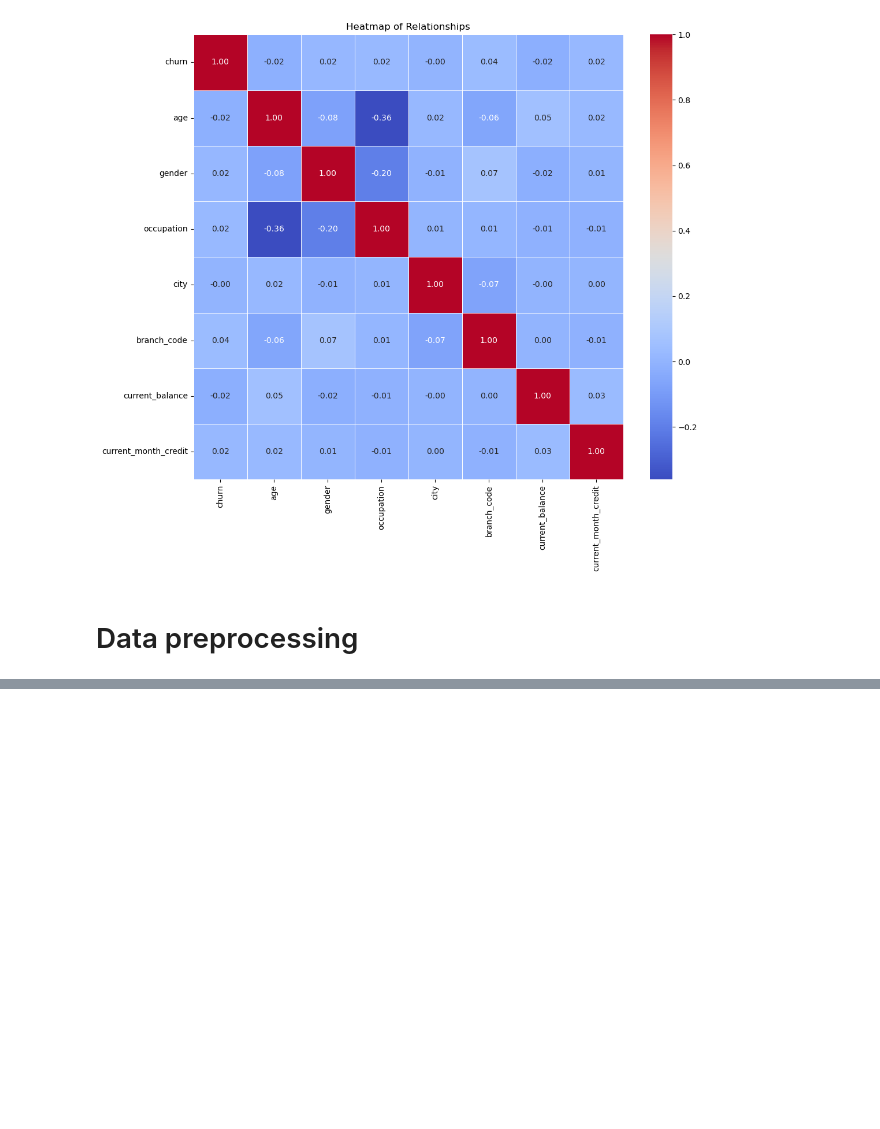
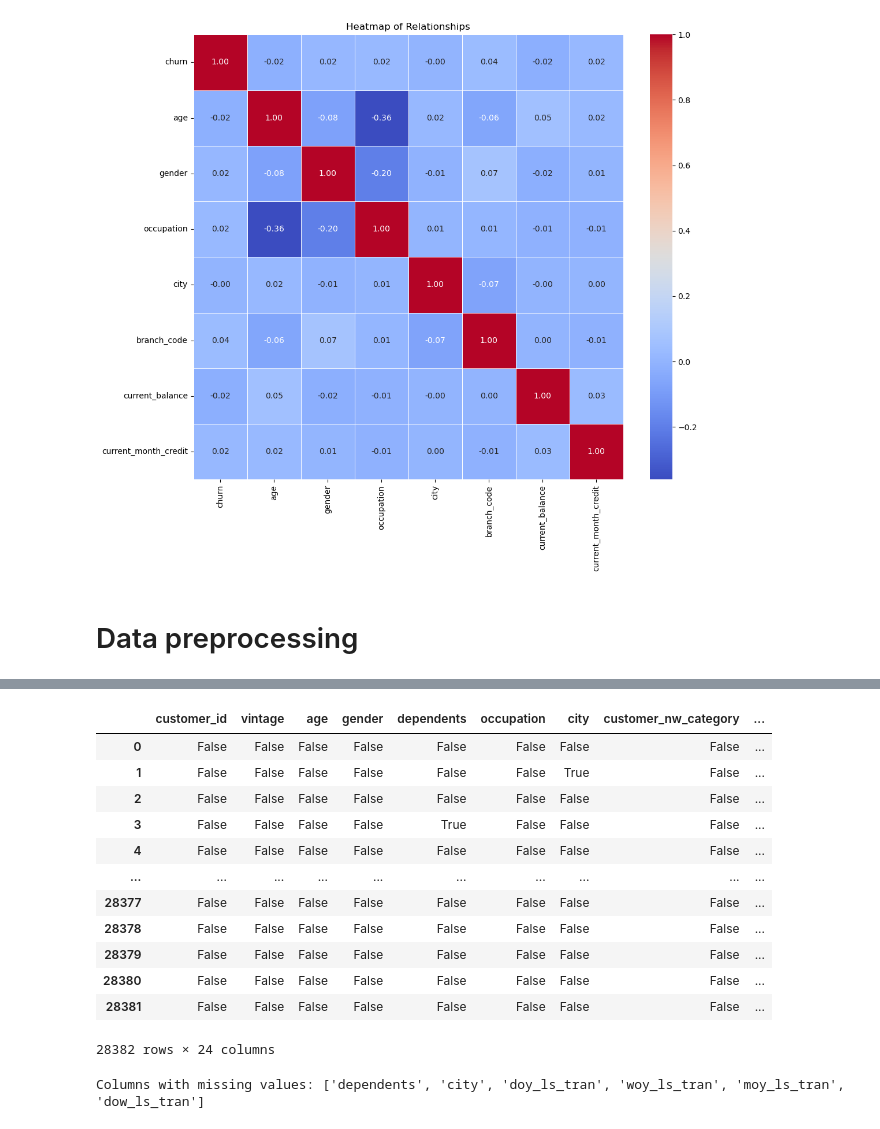
Before and after one commit to viethuy25/data_analysis_practice, a Jupyter notebook: BankChurn/BankChurnAnalysis.ipynb, the cells around one changed output, grey strips where cells are left out. Cells and saved outputs as stored; diff of their text form; code cells hidden in the pictures; blank space fills up the shorter version.

```diff
--- a/BankChurn/BankChurnAnalysis.ipynb
+++ b/BankChurn/BankChurnAnalysis.ipynb
@@ -473,0 +491,23 @@ data[['gender', 'occupation']]
+# %%
+data.isna()
+# %% [output]
+|  | customer_id | vintage | age | gender | dependents | occupation | city | customer_nw_category | ... |
+| 0 | False | False | False | False | False | False | False | False | ... |
+| 1 | False | False | False | False | False | False | True | False | ... |
+| 2 | False | False | False | False | False | False | False | False | ... |
+| 3 | False | False | False | False | True | False | False | False | ... |
+| 4 | False | False | False | False | False | False | False | False | ... |
+| ... | ... | ... | ... | ... | ... | ... | ... | ... | ... |
+| 28377 | False | False | False | False | False | False | False | False | ... |
+| 28378 | False | False | False | False | False | False | False | False | ... |
+| 28379 | False | False | False | False | False | False | False | False | ... |
+| 28380 | False | False | False | False | False | False | False | False | ... |
+| 28381 | False | False | False | False | False | False | False | False | ... |
+28382 rows × 24 columns
+# %%
+columns_with_missing_values = data.columns[data.isna().any()].tolist()
+
+# Display the columns with missing values
+print("Columns with missing values:", columns_with_missing_values)
+# %% [output]
+Columns with missing values: ['dependents', 'city', 'doy_ls_tran', 'woy_ls_tran', 'moy_ls_tran', 'dow_ls_tran']
```
Also changed, not shown: parts of 40 cells of this notebook.
